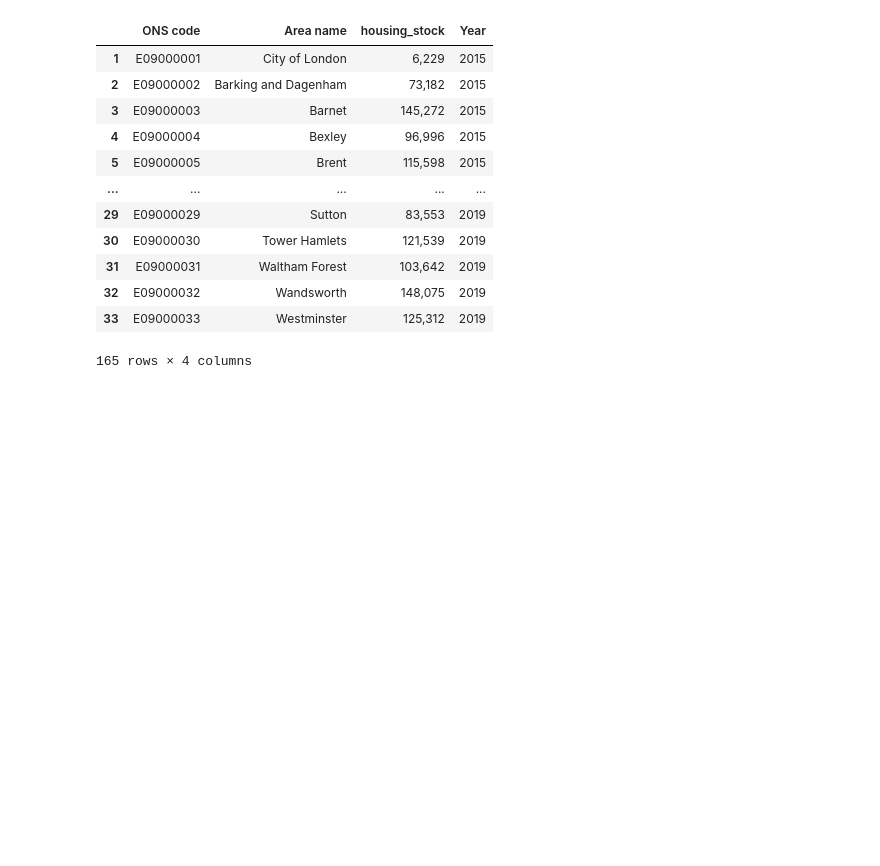
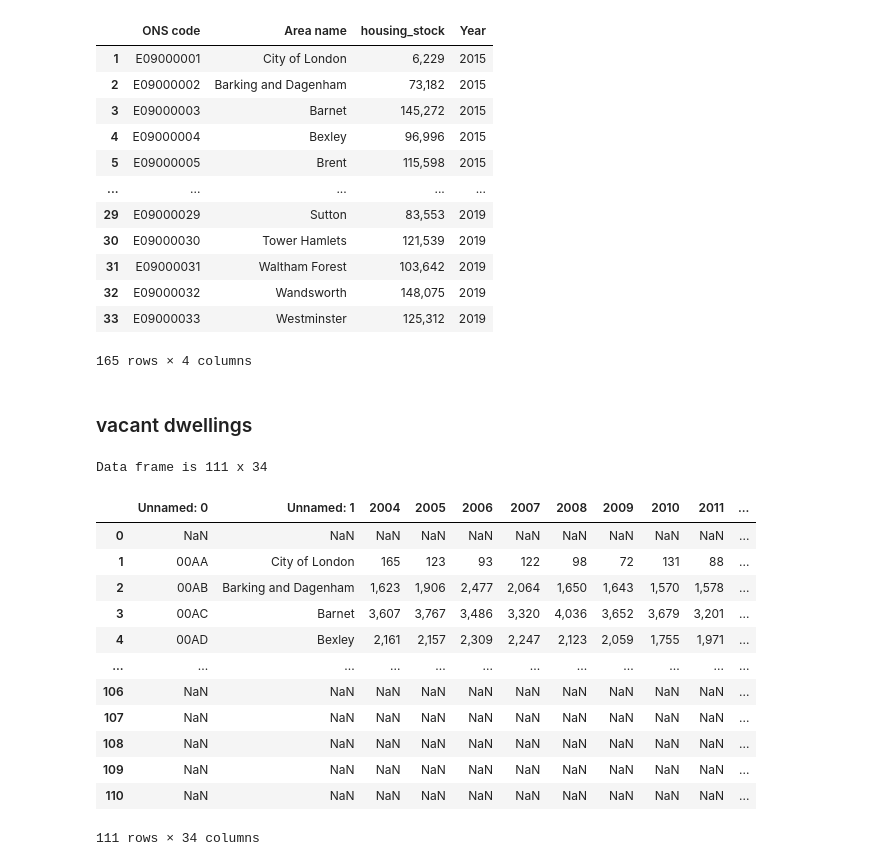
Before and after one commit to Jiawei997/i2p, a Jupyter notebook: Airbnb-listing.ipynb, the cells around one changed output. Drawn from its saved outputs; the diff is of its cells as text; code cells hidden in the pictures; blank space fills up the shorter version.

```diff
--- a/Airbnb-listing.ipynb
+++ b/Airbnb-listing.ipynb
@@ -734,3 +866,30 @@ housing_stock
 | 32 | E09000032 | Wandsworth | 148,075 | 2019 |
 | 33 | E09000033 | Westminster | 125,312 | 2019 |
 165 rows × 4 columns
+# %% [markdown]
+### vacant dwellings
+# %%
+path = os.path.join('i2p_data','dwellings')
+fn='vacant-dwellings-borough.csv'
+# %%
+cols=['ONS code','Area name','2015','2016','2017','2018','2019']
+df_v = pd.read_csv(os.path.join(path,fn), low_memory=False,header=[1])
+print(f"Data frame is {df_v.shape[0]:,} x {df_v.shape[1]}")
+# %% [output]
+Data frame is 111 x 34
+# %%
+df_v
+# %% [output]
+|  | Unnamed: 0 | Unnamed: 1 | 2004 | 2005 | 2006 | 2007 | 2008 | 2009 | 2010 | 2011 | ... |
+| 0 | NaN | NaN | NaN | NaN | NaN | NaN | NaN | NaN | NaN | NaN | ... |
+| 1 | 00AA | City of London | 165 | 123 | 93 | 122 | 98 | 72 | 131 | 88 | ... |
+| 2 | 00AB | Barking and Dagenham | 1,623 | 1,906 | 2,477 | 2,064 | 1,650 | 1,643 | 1,570 | 1,578 | ... |
+| 3 | 00AC | Barnet | 3,607 | 3,767 | 3,486 | 3,320 | 4,036 | 3,652 | 3,679 | 3,201 | ... |
+| 4 | 00AD | Bexley | 2,161 | 2,157 | 2,309 | 2,247 | 2,123 | 2,059 | 1,755 | 1,971 | ... |
+| ... | ... | ... | ... | ... | ... | ... | ... | ... | ... | ... | ... |
+| 106 | NaN | NaN | NaN | NaN | NaN | NaN | NaN | NaN | NaN | NaN | ... |
+| 107 | NaN | NaN | NaN | NaN | NaN | NaN | NaN | NaN | NaN | NaN | ... |
+| 108 | NaN | NaN | NaN | NaN | NaN | NaN | NaN | NaN | NaN | NaN | ... |
+| 109 | NaN | NaN | NaN | NaN | NaN | NaN | NaN | NaN | NaN | NaN | ... |
+| 110 | NaN | NaN | NaN | NaN | NaN | NaN | NaN | NaN | NaN | NaN | ... |
+111 rows × 34 columns
```
Also changed, not shown: parts of 25 cells of this notebook.
